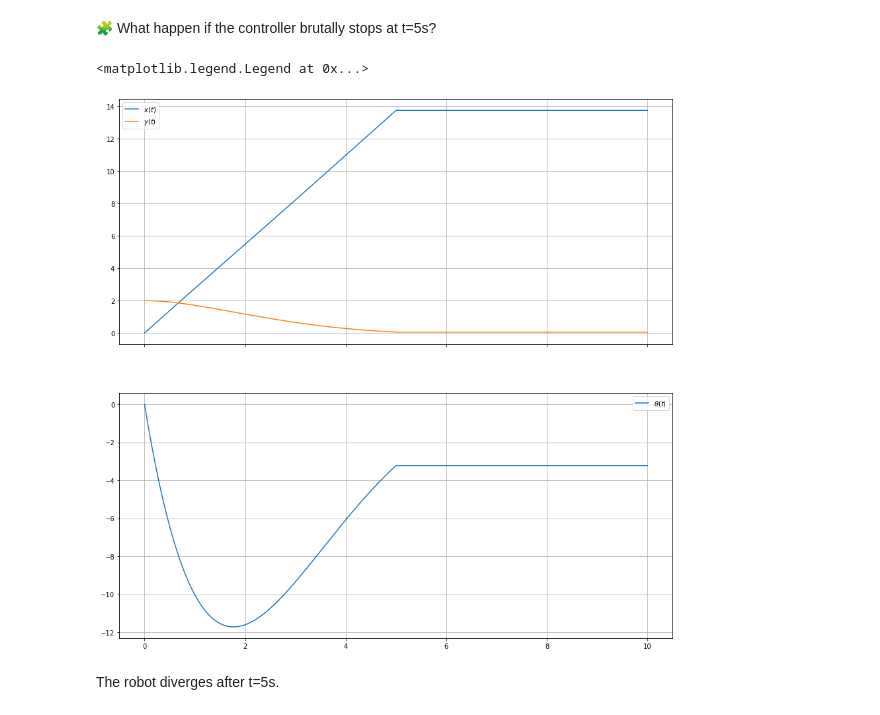
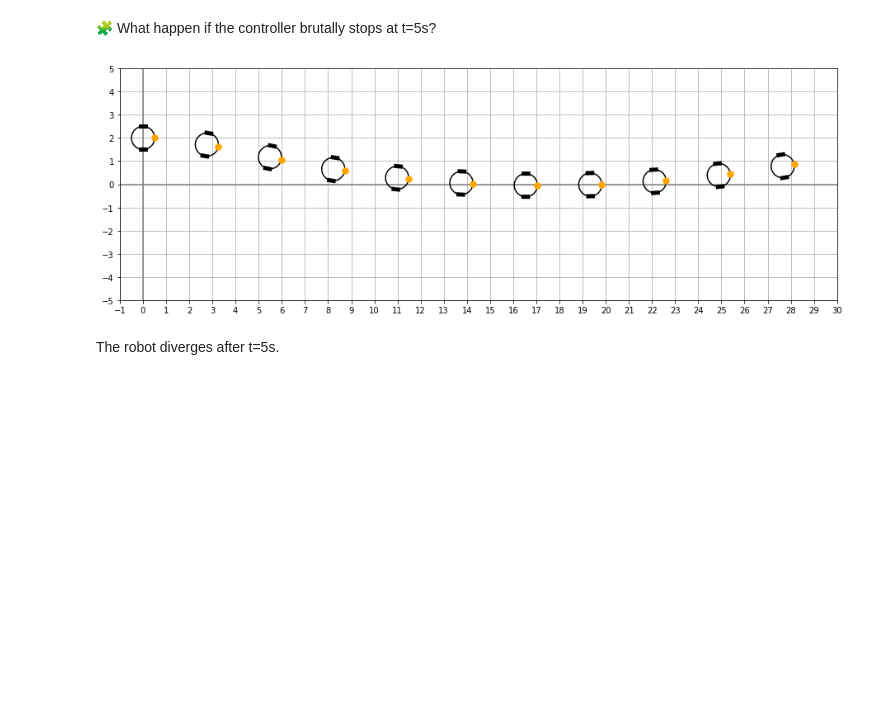
Before and after one commit to Ibtissame23/control-engineering-with-python-project-2021-2022, a Jupyter notebook: Project - Step 3.ipynb, the cells around one changed output. Saved outputs shown, nothing was run; the diff lists cells and outputs as text; code cells hidden in the pictures; blank space fills up the shorter version.

```diff
--- a/Project - Step 3.ipynb
+++ b/Project - Step 3.ipynb
@@ -978,44 +978,41 @@ The physical meaning of the delay is the time that sensors needs to read the sta
 # %% [markdown]
 🧩 What happen if the controller brutally stops at t=5s?
 # %%
+last_=[0,0]
 def omegaS(t, xytheta):
+    global last_
     if t <5 :
         deltaX=[xytheta[0]-v*t,xytheta[1],xytheta[2]]
         deltaOmega=-K@deltaX
+        last_=deltaOmega+v/R
         return deltaOmega+v/R
     else :
-        return [0,0]
+        return last_
 
 
 def funS(t, xytheta):
     x, y, theta = xytheta
     omega_l, omega_r = omegaS(t, xytheta)
     dx = R * 0.5 * (omega_l + omega_r) * cos(theta)
     dy = R * 0.5 * (omega_l + omega_r) * sin(theta)
     dtheta = R * (omega_r - omega_l) / D
     return array([dx, dy, dtheta])
 
 
 r = solve_ivp(fun=funS,t_span=[0,tf],y0=[0,2,0],dense_output=True, rtol=1e-6, atol=1e-12)
 
 x, y, theta = r["sol"](t)
 
 
 
-t = linspace(0.0,tf, 1000)
-x, y, theta = r["sol"](t)
-fig=figure(figsize=(15, 15))
-ax1, ax2 = fig.subplots(2, 1, sharex=True)
-ax1.grid(True)
-ax1.plot(t, x, label="$x(t)$")
-ax1.plot(t, y, label="$y(t)$")
-ax1.legend()
-ax2.grid(True)
-ax2.plot(t, theta*180/pi, label=r"$\theta(t)$")
-ax2.legend()
+step = 1
+t = arange(0,tf+step,step)
+sol_t = r["sol"](t)
+draw_arena(-1, 30, -5, 5)
+for x, y, theta in sol_t.T:
+    draw_robot(x, y, theta)
 # %% [output]
-<matplotlib.legend.Legend at 0x...>
-[figure, old version]
+[figure, new version]
 # %% [markdown]
 The robot diverges after t=5s.
 # %% [markdown]
```
Also changed, not shown: parts of 3 cells of this notebook.
